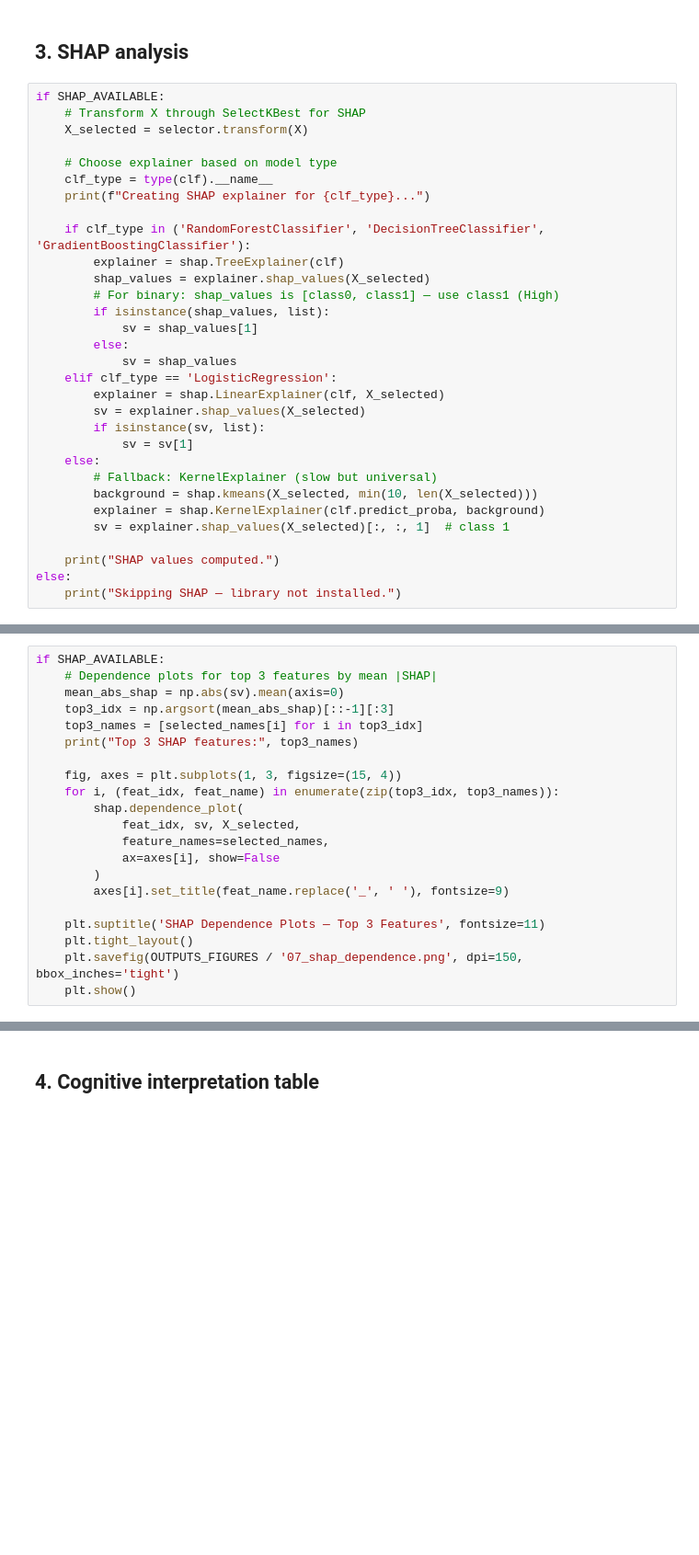
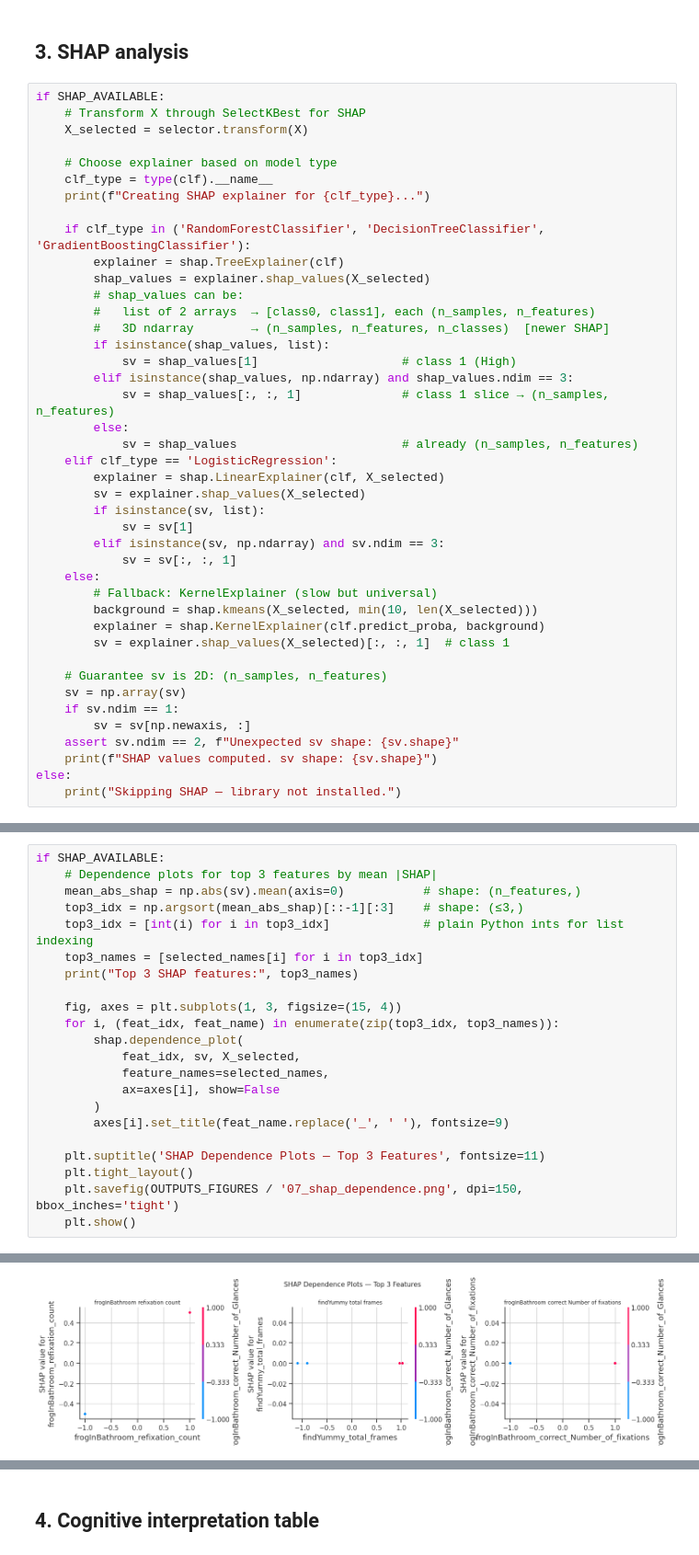
Before and after one commit to wlsoo1234/WID2003-Coursework, a Jupyter notebook: notebooks/07_interpretation.ipynb, the cells around one changed output, grey strips where cells are left out. Shown at 92% size. Saved outputs shown, nothing was run; the diff lists cells and outputs as text; blank space fills up the shorter version.

```diff
--- a/notebooks/07_interpretation.ipynb
+++ b/notebooks/07_interpretation.ipynb
@@ -205,22 +213,33 @@ if SHAP_AVAILABLE:
     if clf_type in ('RandomForestClassifier', 'DecisionTreeClassifier', 'GradientBoostingClassifier'):
         explainer = shap.TreeExplainer(clf)
         shap_values = explainer.shap_values(X_selected)
-        # For binary: shap_values is [class0, class1] — use class1 (High)
+        # shap_values can be:
+        #   list of 2 arrays  → [class0, class1], each (n_samples, n_features)
+        #   3D ndarray        → (n_samples, n_features, n_classes)  [newer SHAP]
         if isinstance(shap_values, list):
-            sv = shap_values[1]
+            sv = shap_values[1]                    # class 1 (High)
+        elif isinstance(shap_values, np.ndarray) and shap_values.ndim == 3:
+            sv = shap_values[:, :, 1]              # class 1 slice → (n_samples, n_features)
         else:
-            sv = shap_values
+            sv = shap_values                       # already (n_samples, n_features)
     elif clf_type == 'LogisticRegression':
         explainer = shap.LinearExplainer(clf, X_selected)
         sv = explainer.shap_values(X_selected)
         if isinstance(sv, list):
             sv = sv[1]
+        elif isinstance(sv, np.ndarray) and sv.ndim == 3:
+            sv = sv[:, :, 1]
     else:
         # Fallback: KernelExplainer (slow but universal)
         background = shap.kmeans(X_selected, min(10, len(X_selected)))
         explainer = shap.KernelExplainer(clf.predict_proba, background)
         sv = explainer.shap_values(X_selected)[:, :, 1]  # class 1
 
-    print("SHAP values computed.")
+    # Guarantee sv is 2D: (n_samples, n_features)
+    sv = np.array(sv)
+    if sv.ndim == 1:
+        sv = sv[np.newaxis, :]
+    assert sv.ndim == 2, f"Unexpected sv shape: {sv.shape}"
+    print(f"SHAP values computed. sv shape: {sv.shape}")
 else:
     print("Skipping SHAP — library not installed.")
@@ -240,8 +265,9 @@ if SHAP_AVAILABLE:
 # %%
 if SHAP_AVAILABLE:
     # Dependence plots for top 3 features by mean |SHAP|
-    mean_abs_shap = np.abs(sv).mean(axis=0)
-    top3_idx = np.argsort(mean_abs_shap)[::-1][:3]
+    mean_abs_shap = np.abs(sv).mean(axis=0)           # shape: (n_features,)
+    top3_idx = np.argsort(mean_abs_shap)[::-1][:3]    # shape: (≤3,)
+    top3_idx = [int(i) for i in top3_idx]             # plain Python ints for list indexing
     top3_names = [selected_names[i] for i in top3_idx]
     print("Top 3 SHAP features:", top3_names)
 
@@ -258,3 +284,4 @@ if SHAP_AVAILABLE:
     plt.tight_layout()
     plt.savefig(OUTPUTS_FIGURES / '07_shap_dependence.png', dpi=150, bbox_inches='tight')
     plt.show()
+# %% [output]
@@ -261,3 +289,4 @@ if SHAP_AVAILABLE:
+[figure, added]
 # %%
 if SHAP_AVAILABLE:
     # Waterfall plots for 3 participants: one correct High, one correct Low, one misclassified
```
Also changed, not shown: parts of 10 cells of this notebook, 9 other files.
